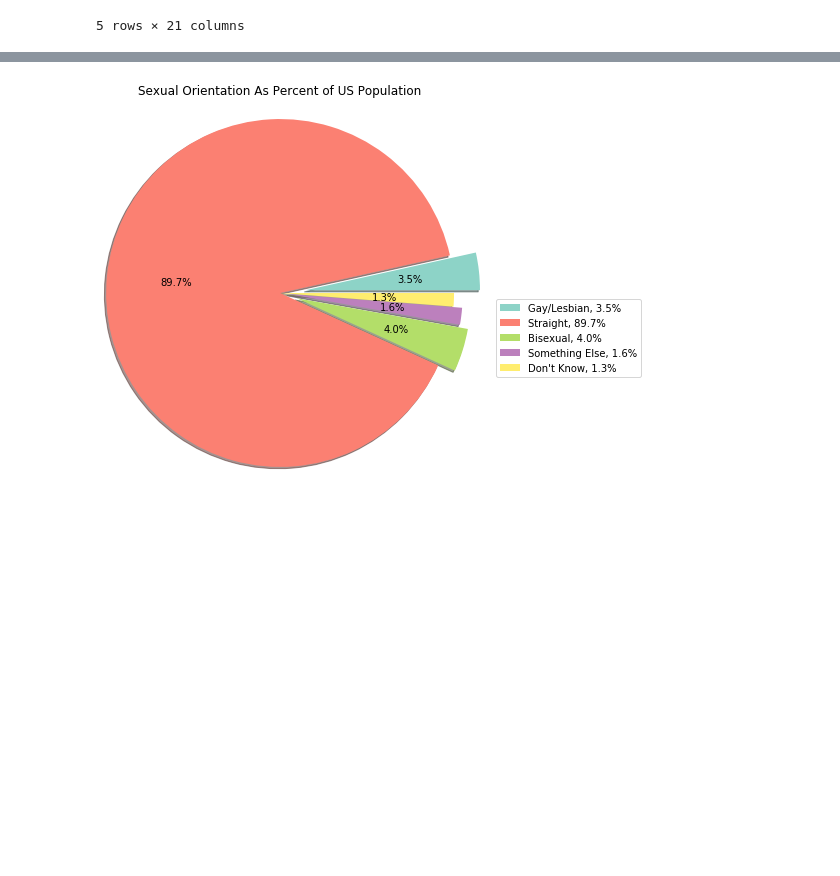
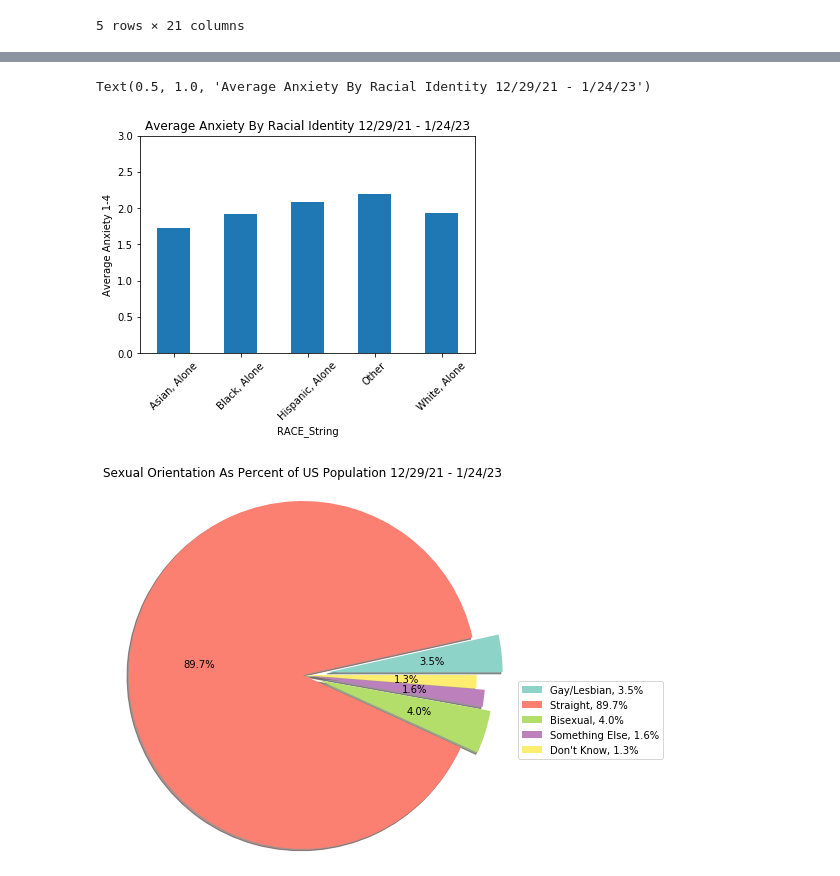
Before and after one commit to ginaleonardi/project_1, a Jupyter notebook: josh1.ipynb, the cells around one changed output, grey strips where cells are left out. Cells and saved outputs as stored; diff of their text form; code cells hidden in the pictures; blank space fills up the shorter version.

```diff
--- a/josh1.ipynb
+++ b/josh1.ipynb
@@ -170,3 +177,15 @@ TypeError: 'str' object is not callable
+# %%
+race_anxiety = clean_df['ANXIOUS'].groupby(clean_df['RACE_String']).mean()
+#race_axiety
+race_bar= race_anxiety.plot(kind='bar',rot=45 )
+plt.ylim(0,3)
+plt.ylabel('Average Anxiety 1-4')
+plt.title('Average Anxiety By Racial Identity 12/29/21 - 1/24/23')
+
+#race_bar.set_xticklabels(clean_df['RACE_String'],rotation=90)
+# %% [output]
+Text(0.5, 1.0, 'Average Anxiety By Racial Identity 12/29/21 - 1/24/23')
+[figure, added]
 # %%
 o_counts = clean_df['SCRAM'].groupby(clean_df['SEXUAL ORIENTATION']).count()
 labels = ['Gay/Lesbian', 'Straight', 'Bisexual', 'Something Else','Don\'t Know']
@@ -175,10 +194,10 @@ labels = [f'{l}, {s:0.1f}%' for l, s in zip(labels, pct)]
 colors = ['fuscia','lightseagreen','aqua','coral', 'slategray']
 explode = [0.3, 0, 0.2,  0.1,0]
 o_pie = o_counts.plot(kind='pie', labels=labels,explode=explode,colormap='Set3', shadow=True, autopct='%1.1f%%', radius=2, legend=True, labeldistance=None)
-plt.title('Sexual Orientation As Percent of US Population',pad=90)
+plt.title('Sexual Orientation As Percent of US Population 12/29/21 - 1/24/23',pad=90)
 plt.legend( bbox_to_anchor=(1,0.5), loc="best", fontsize=10,
            bbox_transform=plt.gcf().transFigure)
 o_pie.yaxis.set_visible(False)
 plt.show()
 # %% [output]
-[figure, old version]
+[figure, new version]
```
Also changed, not shown: parts of 5 cells of this notebook.
